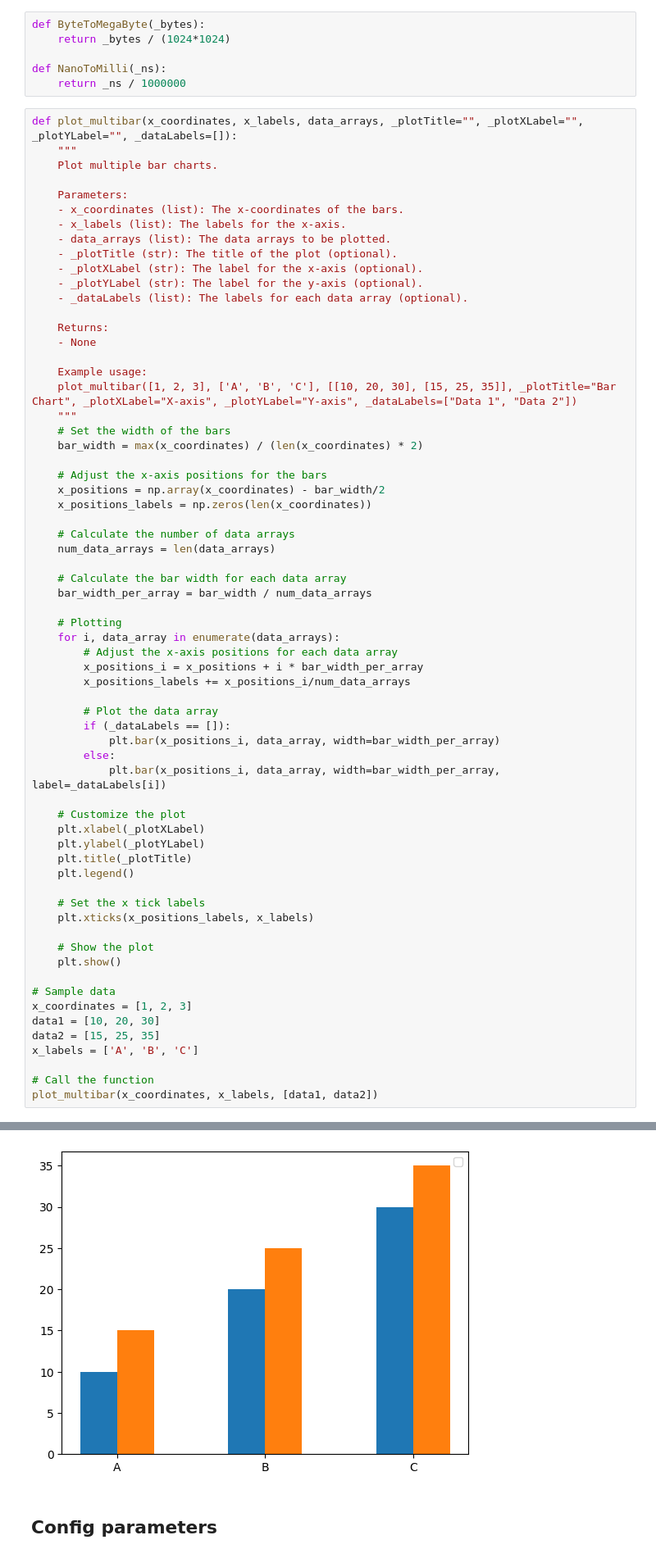
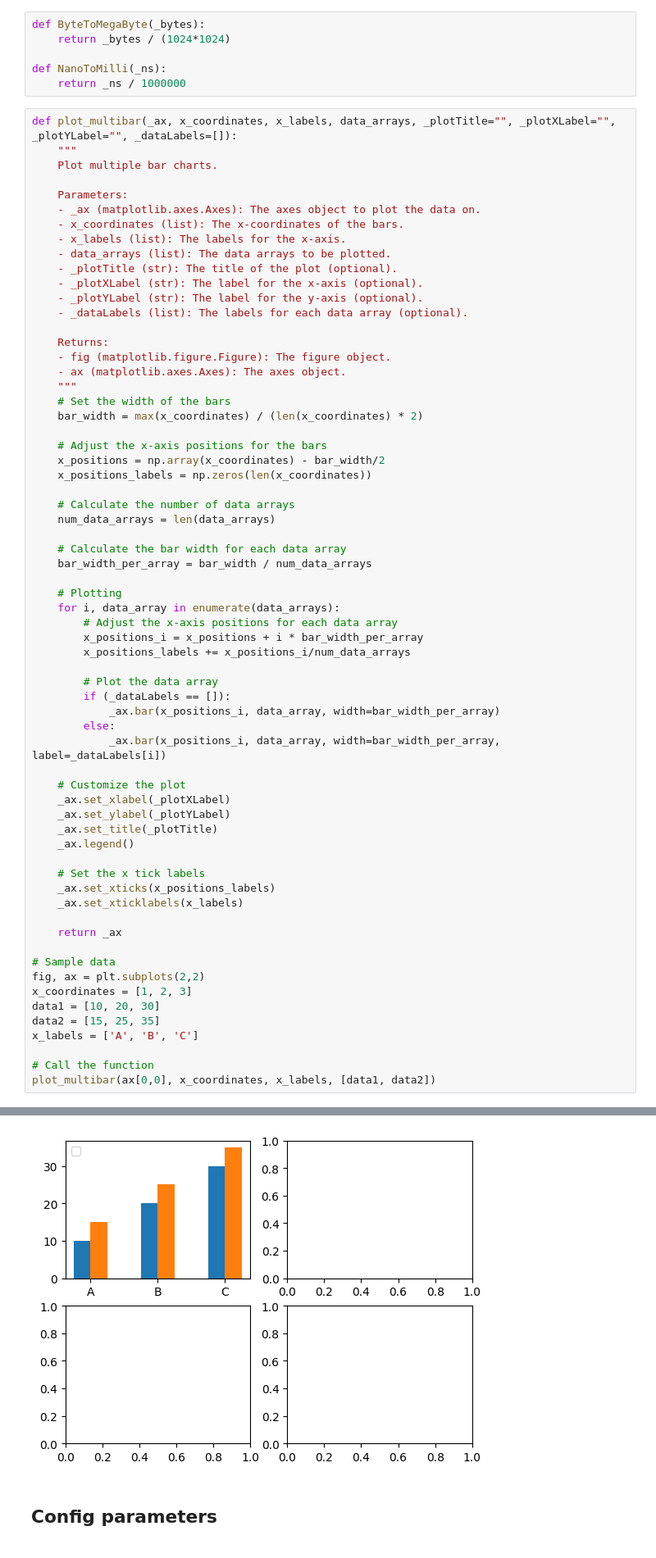
Before and after one commit to LittleCoinCoin/ProfilingOpenUSD, a Jupyter notebook: Python/RuntimeResultsViz.ipynb, the cells around one changed output, grey strips where cells are left out. Shown: that part at 82% size. Saved outputs shown, nothing was run; the diff lists cells and outputs as text.

```diff
--- a/Python/RuntimeResultsViz.ipynb
+++ b/Python/RuntimeResultsViz.ipynb
@@ -11,11 +11,12 @@ def ByteToMegaByte(_bytes):
 def NanoToMilli(_ns):
     return _ns / 1000000
 # %%
-def plot_multibar(x_coordinates, x_labels, data_arrays, _plotTitle="", _plotXLabel="", _plotYLabel="", _dataLabels=[]):
+def plot_multibar(_ax, x_coordinates, x_labels, data_arrays, _plotTitle="", _plotXLabel="", _plotYLabel="", _dataLabels=[]):
     """
     Plot multiple bar charts.
 
     Parameters:
+    - _ax (matplotlib.axes.Axes): The axes object to plot the data on.
     - x_coordinates (list): The x-coordinates of the bars.
     - x_labels (list): The labels for the x-axis.
     - data_arrays (list): The data arrays to be plotted.
@@ -25,10 +26,8 @@ def plot_multibar(x_coordinates, x_labels, data_arrays, _plotTitle="", _plotXLab
     - _dataLabels (list): The labels for each data array (optional).
 
     Returns:
-    - None
-
-    Example usage:
-    plot_multibar([1, 2, 3], ['A', 'B', 'C'], [[10, 20, 30], [15, 25, 35]], _plotTitle="Bar Chart", _plotXLabel="X-axis", _plotYLabel="Y-axis", _dataLabels=["Data 1", "Data 2"])
+    - fig (matplotlib.figure.Figure): The figure object.
+    - ax (matplotlib.axes.Axes): The axes object.
     """
     # Set the width of the bars
     bar_width = max(x_coordinates) / (len(x_coordinates) * 2)
@@ -51,29 +50,30 @@ def plot_multibar(x_coordinates, x_labels, data_arrays, _plotTitle="", _plotXLab
 
         # Plot the data array
         if (_dataLabels == []):
-            plt.bar(x_positions_i, data_array, width=bar_width_per_array)
+            _ax.bar(x_positions_i, data_array, width=bar_width_per_array)
         else:
-            plt.bar(x_positions_i, data_array, width=bar_width_per_array, label=_dataLabels[i])
+            _ax.bar(x_positions_i, data_array, width=bar_width_per_array, label=_dataLabels[i])
 
     # Customize the plot
-    plt.xlabel(_plotXLabel)
-    plt.ylabel(_plotYLabel)
-    plt.title(_plotTitle)
-    plt.legend()
+    _ax.set_xlabel(_plotXLabel)
+    _ax.set_ylabel(_plotYLabel)
+    _ax.set_title(_plotTitle)
+    _ax.legend()
 
     # Set the x tick labels
-    plt.xticks(x_positions_labels, x_labels)
+    _ax.set_xticks(x_positions_labels)
+    _ax.set_xticklabels(x_labels)
 
-    # Show the plot
-    plt.show()
+    return _ax
 
 # Sample data
+fig, ax = plt.subplots(2,2)
 x_coordinates = [1, 2, 3]
 data1 = [10, 20, 30]
 data2 = [15, 25, 35]
 x_labels = ['A', 'B', 'C']
 
 # Call the function
-plot_multibar(x_coordinates, x_labels, [data1, data2])
+plot_multibar(ax[0,0], x_coordinates, x_labels, [data1, data2])
 # %% [output]
 No artists with labels found to put in legend.  Note that artists whose label start with an underscore are ignored when legend() is called with no argument.
@@ -80,4 +81,4 @@ No artists with labels found to put in legend.  Note that artists whose label st
-[figure, old version]
+[figure, new version]
 # %% [markdown]
 ## Config parameters
 # %%
```
Also changed, not shown: parts of 5 cells of this notebook.
